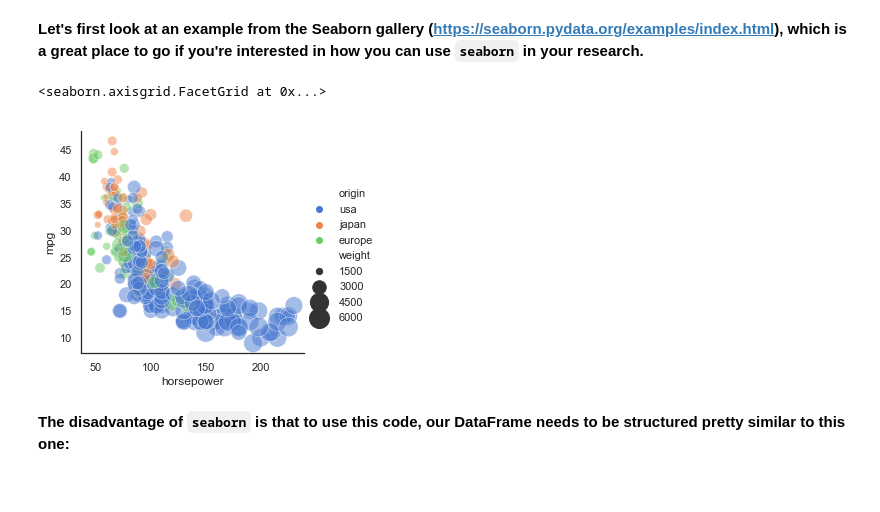
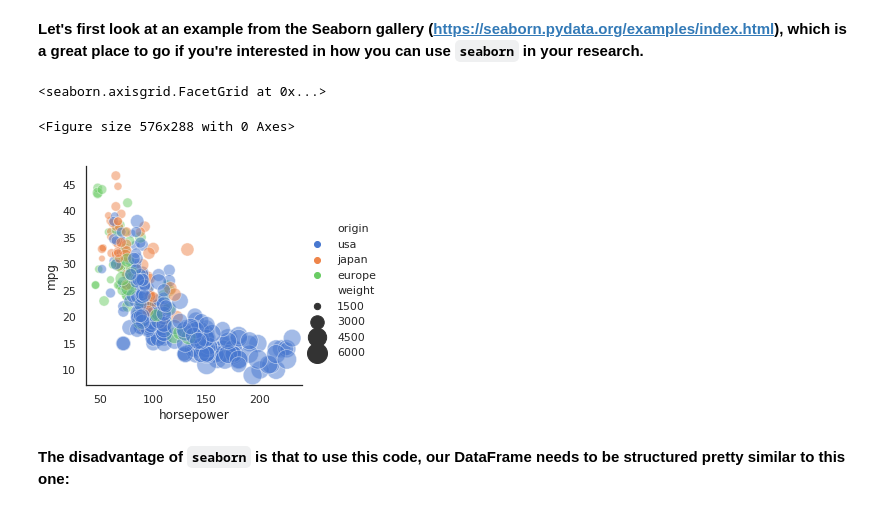
Before and after one commit to waterhackweek/gridded_data, a Jupyter notebook: gridded_data_3_cartopy_and_seaborn.ipynb, the cells around one changed output. Saved outputs shown, nothing was run; the diff lists cells and outputs as text; code cells hidden in the pictures.

```diff
--- a/gridded_data_3_cartopy_and_seaborn.ipynb
+++ b/gridded_data_3_cartopy_and_seaborn.ipynb
@@ -52,18 +52,19 @@ tbot = xr.open_mfdataset(os.path.join('/Users/diana/Dropbox/UW/Research/applicat
 __Let's first look at an example from the Seaborn gallery (https://seaborn.pydata.org/examples/index.html), which is a great place to go if you're interested in how you can use `seaborn` in your research.__
 # %%
 sns.set(style="white")
-# plt.figure(figsize=(8, 4))
+plt.figure(figsize=(8, 4))
 
 # Load the example mpg dataset
 mpg = sns.load_dataset("mpg")
 
 # Plot miles per gallon against horsepower with other semantics
 sns.relplot(x="horsepower", y="mpg", hue="origin", size="weight",
             sizes=(40, 400), alpha=.5, palette="muted",
             height=4, data=mpg)
 # %% [output]
 <seaborn.axisgrid.FacetGrid at 0x...>
+<Figure size 576x288 with 0 Axes>
-[figure, old version]
+[figure, new version]
 # %% [markdown]
 __The disadvantage of `seaborn` is that to use this code, our DataFrame needs to be structured pretty similar to this one:__
 # %%
```
Also changed, not shown: parts of 6 cells of this notebook, 5 other files.
